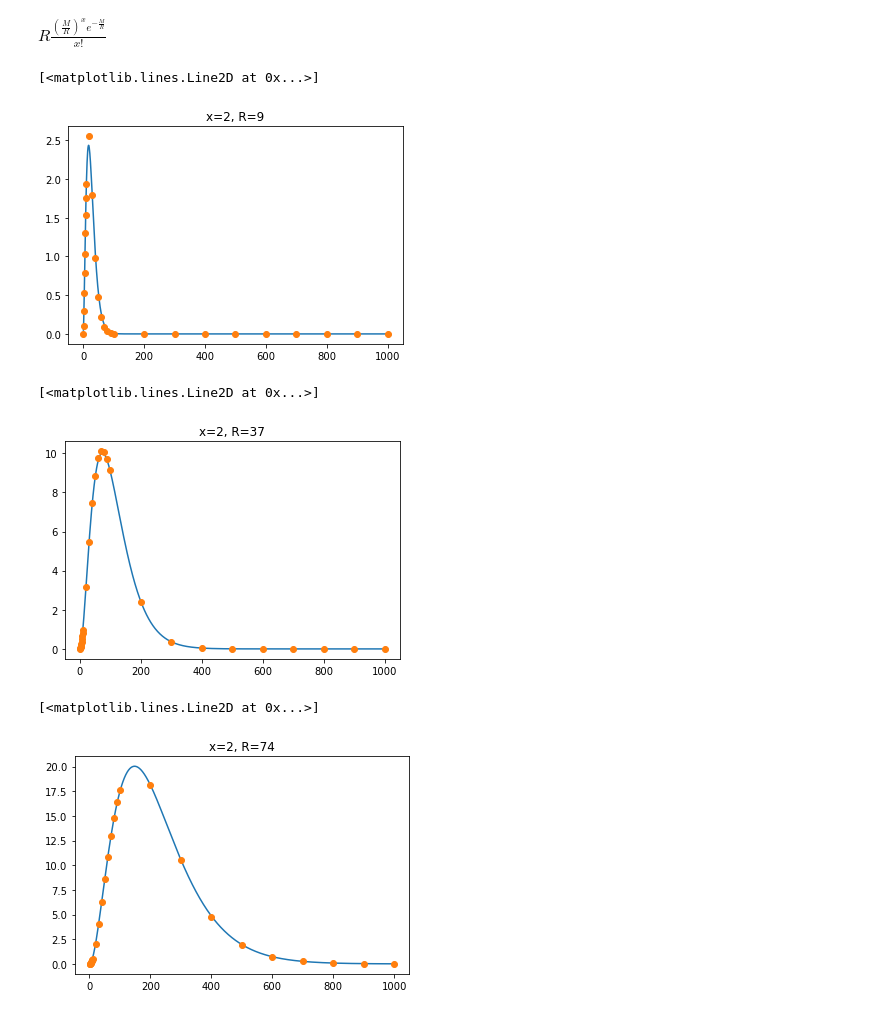
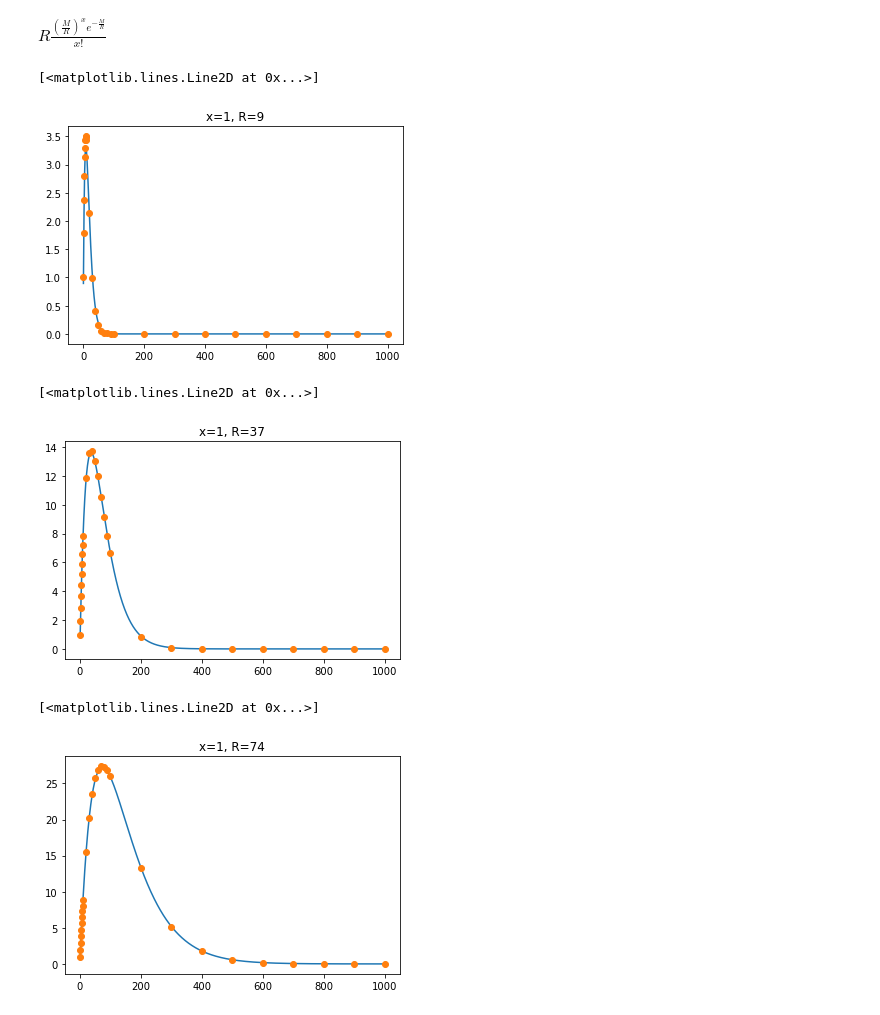
Before and after one commit to eric248550/power-control-uora-11be, a Jupyter notebook: balls_in_box_poiison.ipynb, the cells around one changed output. Saved outputs shown, nothing was run; the diff lists cells and outputs as text; code cells hidden in the pictures.

```diff
--- a/balls_in_box_poiison.ipynb
+++ b/balls_in_box_poiison.ipynb
@@ -10,10 +7,6 @@ import matplotlib.pyplot as plt
 import random
 import math
 import numpy as np
-# %%
-R = 9
-M = 1000
-x = 2
 # %%
 def simu(M, R, x):
     R_arr = [0 for i in range(R)]
@@ -33,7 +26,7 @@ def ana(M, R, x):
     return R * ((M / R) ** x) * math.exp(-M/R) / math.factorial(x)
 # %%
 R = 9
-x = 2
+x = 1
 
 # 1, 2, ... 10, 20, 30, ... 100, 200, 300, ... 1000
 m_list_simu = np.concatenate([np.arange(1, 11, 1), np.arange(20, 110, 10), np.arange(200, 1100, 100)])
@@ -56,10 +49,10 @@ plt.plot(m_list_ana, result_arr_ana)
 plt.plot(m_list_simu, result_arr_simu, marker="o", linestyle="None")
 # %% [output]
 [<matplotlib.lines.Line2D at 0x...>]
-[figure, old version]
+[figure, new version]
 # %%
 R = 37
-x = 2
+x = 1
 
 # 1, 2, ... 10, 20, 30, ... 100, 200, 300, ... 1000
 m_list_simu = np.concatenate([np.arange(1, 11, 1), np.arange(20, 110, 10), np.arange(200, 1100, 100)])
@@ -82,32 +75,32 @@ plt.plot(m_list_ana, result_arr_ana)
 plt.plot(m_list_simu, result_arr_simu, marker="o", linestyle="None")
 # %% [output]
 [<matplotlib.lines.Line2D at 0x...>]
-[figure, old version]
+[figure, new version]
 # %%
 R = 74
-x = 2
+x = 1
 
 # 1, 2, ... 10, 20, 30, ... 100, 200, 300, ... 1000
 m_list_simu = np.concatenate([np.arange(1, 11, 1), np.arange(20, 110, 10), np.arange(200, 1100, 100)])
 result_arr_simu = [0 for i in range(28)]
 sample = 10000
 for idx, m in enumerate(m_list_simu):
     x_cnt = 0
     for i in range(sample):
         x_cnt += simu(M=m, R=R, x=x)
     result_arr_simu[idx] = x_cnt / sample
 
 m_list_ana = [i+1 for i in range(1000)]
 result_arr_ana = [0 for i in range(1000)]
 
 for idx, m in enumerate(m_list_ana):
     result_arr_ana[idx] = ana(M=m, R=R, x=x)
 
 plt.title(f'x={x}, R={R}')
 plt.plot(m_list_ana, result_arr_ana)
 plt.plot(m_list_simu, result_arr_simu, marker="o", linestyle="None")
 # %% [output]
 [<matplotlib.lines.Line2D at 0x...>]
-[figure, old version]
+[figure, new version]
 # %%
 R = 148
```
Also changed, not shown: parts of 2 cells of this notebook.
